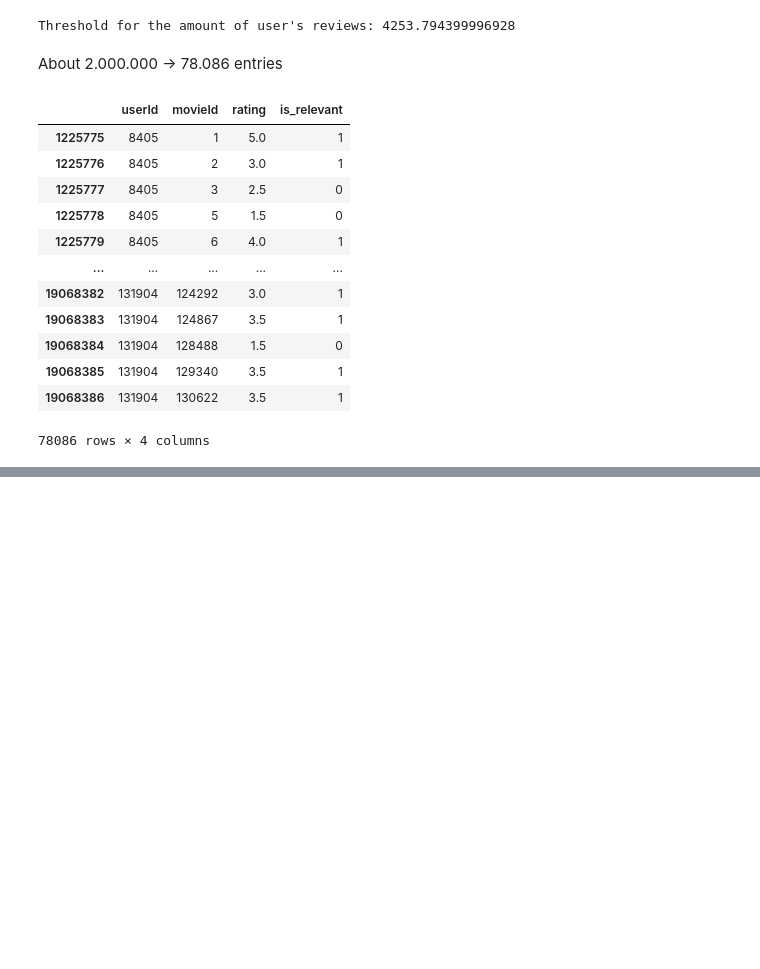
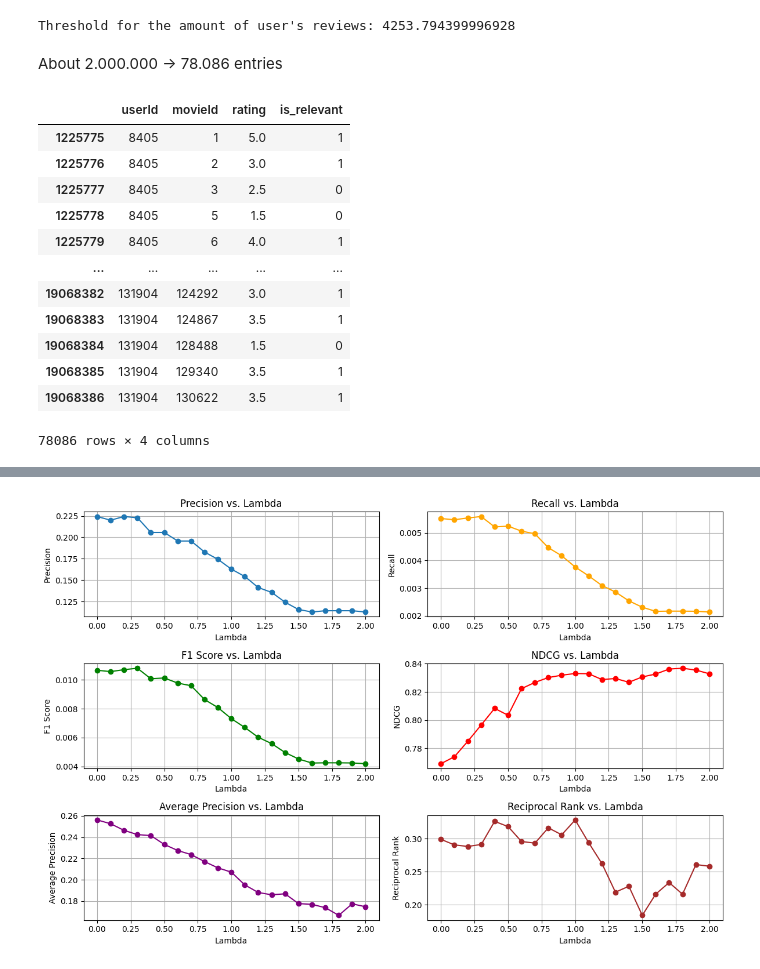
Before and after one commit to evops-sum25/evops-ml, a Jupyter notebook: notebooks/Recommendation_System/2.2_Models_evaluation.ipynb, the cells around one changed output, grey strips where cells are left out. Saved outputs shown, nothing was run; the diff lists cells and outputs as text; code cells hidden in the pictures; blank space fills up the shorter version.

```diff
--- a/notebooks/Recommendation_System/2.2_Models_evaluation.ipynb
+++ b/notebooks/Recommendation_System/2.2_Models_evaluation.ipynb
@@ -134,0 +256,15 @@ def build_profile(lambda_param):
+# %%
+lambdas = [0., 0.1, 0.2, 0.3, 0.4, 0.5, 0.6, 0.7, 0.8, 0.9, 1., 1.1, 1.2, 1.3, 1.4, 1.5, 1.6, 1.7, 1.8, 1.9, 2.]
+precision_arr = []
+f1_arr = []
+recall_arr = []
+ndcg_arr = []
+ap_arr = []
+rr_arr = []
+
+for lambda_param in lambdas:
+  profiles = {}
+  build_profile(lambda_param)
+  print(f'lambda: {lambda_param}')
+  eval()
+  print()
@@ -134,0 +289,49 @@ def build_profile(lambda_param):
+# %%
+plt.figure(figsize=(12, 8))
+
+plt.subplot(3, 2, 1)
+plt.plot(lambdas, precision_arr, marker='o')
+plt.title('Precision vs. Lambda')
+plt.xlabel('Lambda')
+plt.ylabel('Precision')
+plt.grid()
+
+plt.subplot(3, 2, 2)
+plt.plot(lambdas, recall_arr, marker='o', color='orange')
+plt.title('Recall vs. Lambda')
+plt.xlabel('Lambda')
+plt.ylabel('Recall')
+plt.grid()
+
+plt.subplot(3, 2, 3)
+plt.plot(lambdas, f1_arr, marker='o', color='green')
+plt.title('F1 Score vs. Lambda')
+plt.xlabel('Lambda')
+plt.ylabel('F1 Score')
+plt.grid()
+
+plt.subplot(3, 2, 4)
+plt.plot(lambdas, ndcg_arr, marker='o', color='red')
+plt.title('NDCG vs. Lambda')
+plt.xlabel('Lambda')
+plt.ylabel('NDCG')
+plt.grid()
+
+plt.subplot(3, 2, 5)
+plt.plot(lambdas, ap_arr, marker='o', color='purple')
+plt.title('Average Precision vs. Lambda')
+plt.xlabel('Lambda')
+plt.ylabel('Average Precision')
+plt.grid()
+
+plt.subplot(3, 2, 6)
+plt.plot(lambdas, rr_arr, marker='o', color='brown')
+plt.title('Reciprocal Rank vs. Lambda')
+plt.xlabel('Lambda')
+plt.ylabel('Reciprocal Rank')
+plt.grid()
+
+plt.tight_layout()
+plt.show()
+# %% [output]
+[figure, added]
```
Also changed, not shown: parts of 4 cells of this notebook.
